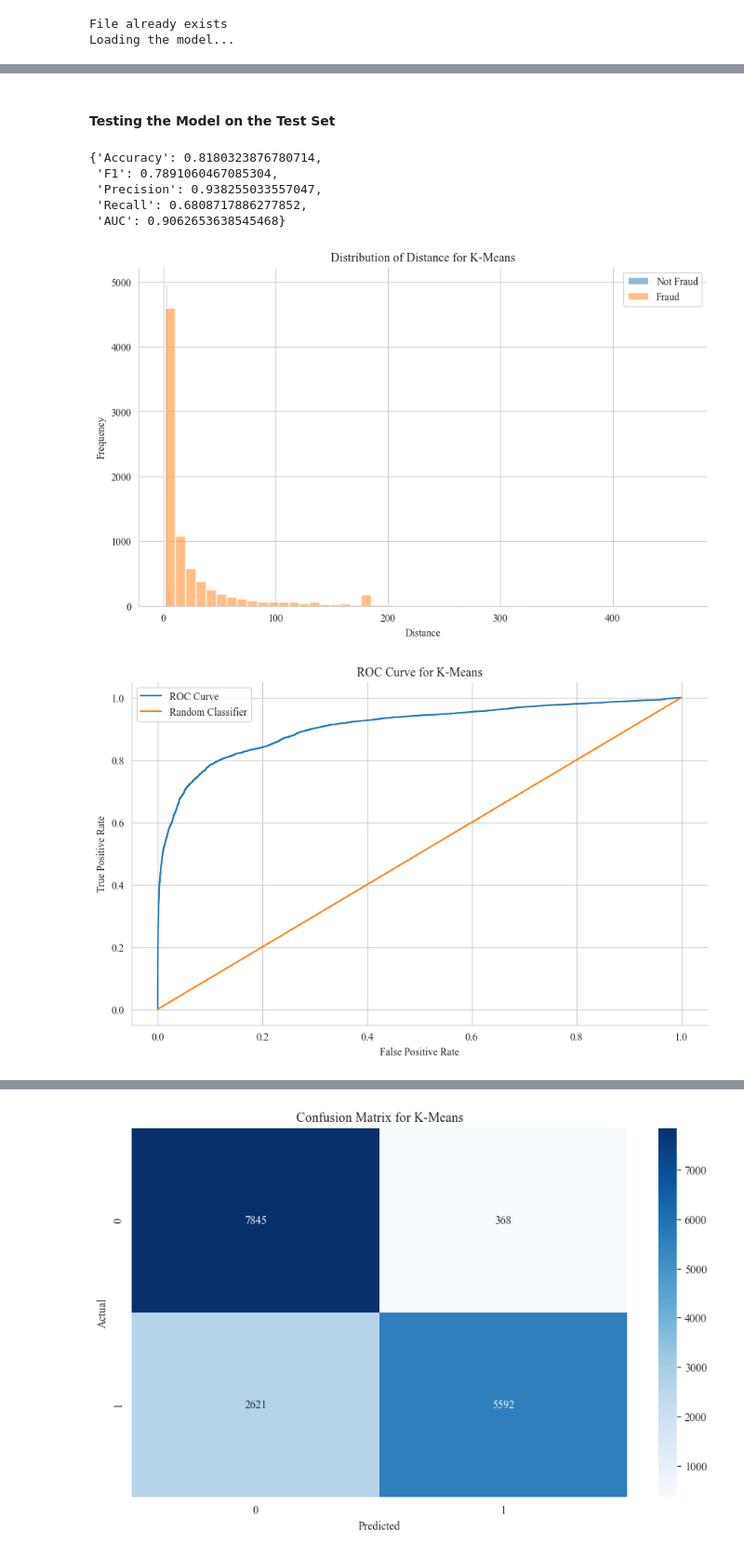
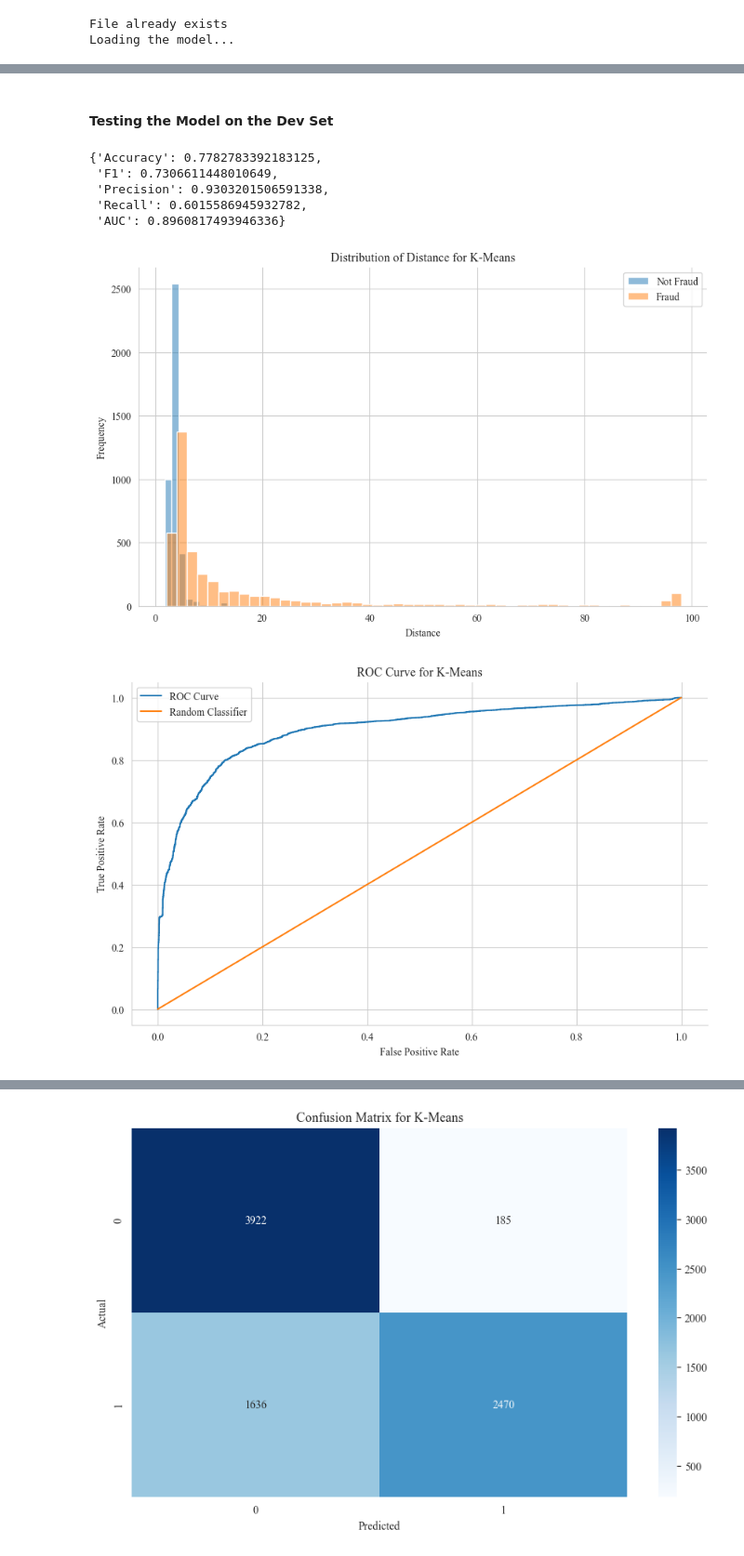
Before and after one commit to dennisjooo/Credit-Fraud-Detector, a Jupyter notebook: fraud.ipynb, the cells around one changed output, grey strips where cells are left out. Shown: that part at 93% size. Drawn from its saved outputs; the diff is of its cells as text; code cells hidden in the pictures.

Commit message:
Added new feature and data Re-trained all models to new data

```diff
--- a/fraud.ipynb
+++ b/fraud.ipynb
@@ -196,23 +192,35 @@ data = clean_data(data)
+# %%
+# Using the function to clean the data
+data = clean_data(trx.copy())
+
+# Fixing the column names
+data.columns = data.columns.str.lower()
+data.rename(columns={"isfraud": "is_fraud", "oldbalanceorig": "sender_balance_prev", "oldbalancedest": "receiver_balance_prev",
+                     "origchange": "sender_balance_change", "destchange": "receiver_balance_change",
+                     "nameorigdest_cm": "cust_to_merchants", "hourofday": "hour_of_day"}, inplace=True)
 # %%
 # Separating the data into fraud and not fraud
-fraud = data[data["isFraud"] == 1]
-not_fraud = data[data["isFraud"] == 0]
+fraud = data[data["is_fraud"] == 1]
+not_fraud = data[data["is_fraud"] == 0]
 # %%
 # Selecting non-fraudulent transactions equal to the number of fraudulent transactions
 X_test_not_fraud = not_fraud.sample(n=fraud.shape[0], random_state=42)
 
 # Separating the remaining non-fraudulent transactions and the fraudulent transactions for the dev set
 X_test = pd.concat([X_test_not_fraud, fraud], axis=0).sample(frac=1, random_state=42)
-y_test = X_test["isFraud"]
-X_test = X_test.drop("isFraud", axis=1)
+y_test = X_test["is_fraud"]
+X_test = X_test.drop("is_fraud", axis=1)
 
 # Getting only the non-fraudulent transactions for the training set and the dev set
 X_train = not_fraud.drop(X_test_not_fraud.index)
-y_train = X_train["isFraud"]
-X_train = X_train.drop("isFraud", axis=1)
+y_train = X_train["is_fraud"]
+X_train = X_train.drop("is_fraud", axis=1)
 
-# Splitting the training data into train and dev sets
-X_train, X_dev, y_train, y_dev = train_test_split(X_train, y_train, test_size=0.2, random_state=42)
+# Splitting the training data into train and train_dev sets
+X_train, X_train_dev, y_train, y_train_dev = train_test_split(X_train, y_train, test_size=0.2, random_state=42)
+
+# Splitting the test data into test and dev sets
+X_test, X_dev, y_test, y_dev = train_test_split(X_test, y_test, test_size=0.5, random_state=42, stratify=y_test)
 # %%
 # Scaling the data
 scaler = StandardScaler()
@@ -476,32 +485,32 @@ K-Means Threshold: 4.747314917845319
 # %% [markdown]
-#### Testing the Model on the Test Set
+#### Testing the Model on the Dev Set
 # %%
 # Raw distance scores for the test set
-km_distance_test = kmeans.transform(X_test).reshape(-1)
+km_distance_dev = kmeans.transform(X_dev).reshape(-1)
 
 # Getting the predictions
-km_pred_test = (km_distance_test  > km_threshold).astype(int)
+km_pred_dev = (km_distance_dev  > km_threshold).astype(int)
 # %%
 # Evaluating the model
-km_test_eval = classifier_metrics(y_test, km_pred_test, km_distance_test)
+km_dev_eval = classifier_metrics(y_dev, km_pred_dev, km_distance_dev)
 
 # Displaying the evaluation metrics
-km_test_eval
+km_dev_eval
 # %% [output]
-{'Accuracy': 0.8180323876780714,
- 'F1': 0.7891060467085304,
- 'Precision': 0.938255033557047,
- 'Recall': 0.6808717886277852,
- 'AUC': 0.9062653638545468}
+{'Accuracy': 0.7782783392183125,
+ 'F1': 0.7306611448010649,
+ 'Precision': 0.9303201506591338,
+ 'Recall': 0.6015586945932782,
+ 'AUC': 0.8960817493946336}
 # %%
 # Distribution of distances
-plot_dist(km_distance_test[y_test == 0], km_distance_test[y_test == 1], 50, "Distance", "K-Means")
+plot_dist(km_distance_dev[y_dev == 0], km_distance_dev[y_dev == 1], 50, "Distance", "K-Means")
 # %% [output]
-[figure, old version]
+[figure, new version]
 # %%
 # Plotting the ROC curve
-plot_roc_curve(y_test, km_distance_test , title="K-Means")
+plot_roc_curve(y_dev, km_distance_dev , title="K-Means")
 # %% [output]
-[figure, old version]
+[figure, new version]
 # %%
 # Plotting the precision/recall curve
```
Also changed, not shown: parts of 46 cells of this notebook, 5 other files.
